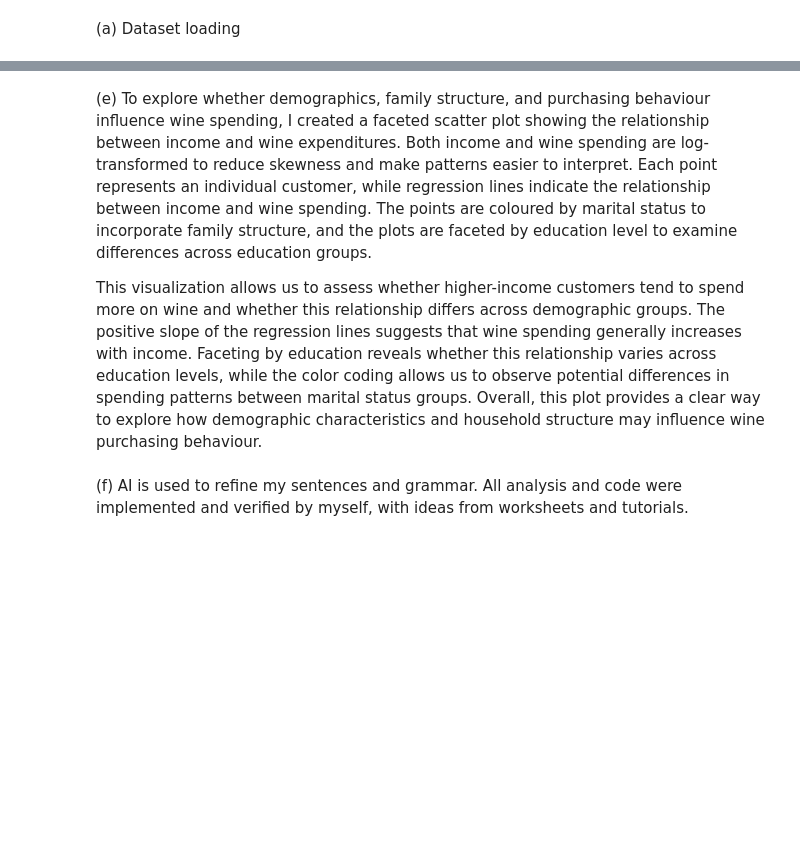
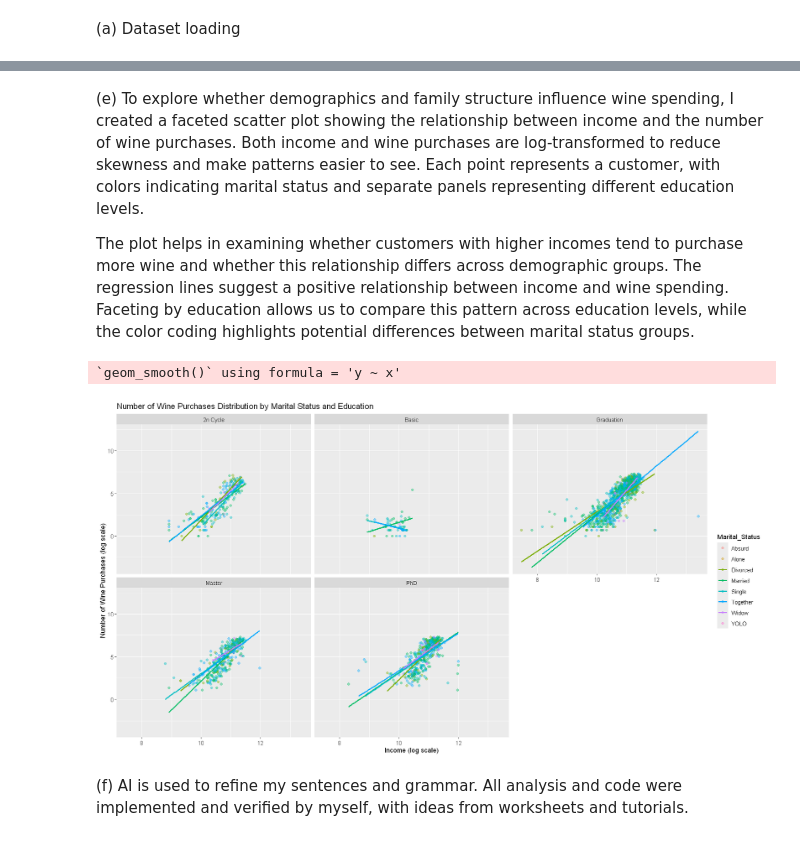
Before and after one commit to drrnaxl/STAT-301-Project, a Jupyter notebook: Final.ipynb, the cells around one changed output, grey strips where cells are left out. Saved outputs shown, nothing was run; the diff lists cells and outputs as text; code cells hidden in the pictures; blank space fills up the shorter version.

```diff
--- a/Final.ipynb
+++ b/Final.ipynb
@@ -78,0 +138,15 @@ cpa <- read.delim("marketing_campaign.csv")
+# %%
+# Cleaning and Wrangling
+cpa_cleaned <- cpa |>
+    filter(
+        !is.na(Income)
+        ) |>
+    mutate(
+        Age = 2026 - Year_Birth,
+        Education = as.factor(Education),
+        Marital_Status = as.factor(Marital_Status),
+        logIncome = log(Income),
+        logMntWines = log(MntWines + 1) #Since some customers don't buy wines at all (log(0) is undefined)
+    ) |>
+select(Age, Education, Marital_Status, logIncome, logMntWines)
+head(cpa_cleaned)
@@ -79,6 +224,24 @@ cpa <- read.delim("marketing_campaign.csv")
 # %% [markdown]
-(e) To explore whether demographics, family structure, and purchasing behaviour influence wine spending, I created a faceted scatter plot showing the relationship between income and wine expenditures. Both income and wine spending are log-transformed to reduce skewness and make patterns easier to interpret. Each point represents an individual customer, while regression lines indicate the relationship between income and wine spending. The points are coloured by marital status to incorporate family structure, and the plots are faceted by education level to examine differences across education groups.
+(e) To explore whether demographics and family structure influence wine spending, I created a faceted scatter plot showing the relationship between income and the number of wine purchases. Both income and wine purchases are log-transformed to reduce skewness and make patterns easier to see. Each point represents a customer, with colors indicating marital status and separate panels representing different education levels.
 
-This visualization allows us to assess whether higher-income customers tend to spend more on wine and whether this relationship differs across demographic groups. The positive slope of the regression lines suggests that wine spending generally increases with income. Faceting by education reveals whether this relationship varies across education levels, while the color coding allows us to observe potential differences in spending patterns between marital status groups. Overall, this plot provides a clear way to explore how demographic characteristics and household structure may influence wine purchasing behaviour.
+The plot helps in examining whether customers with higher incomes tend to purchase more wine and whether this relationship differs across demographic groups. The regression lines suggest a positive relationship between income and wine spending. Faceting by education allows us to compare this pattern across education levels, while the color coding highlights potential differences between marital status groups.
+# %%
+# Adjust accordingly
+options(repr.plot.width = 15, repr.plot.height = 8)
+
+# EDA Plot
+cpa_cleaned |>
+ ggplot(aes(x = logIncome, y = logMntWines, color = Marital_Status)) +
+  geom_point(alpha = 0.4) +
+  geom_smooth(method = "lm", se = FALSE) +
+  facet_wrap(~Education) +
+  labs(
+    title = "Number of Wine Purchases Distribution by Marital Status and Education",
+    x = "Income (log scale)",
+    y = "Number of Wine Purchases (log scale)"
+  )
+# %% [output]
+`geom_smooth()` using formula = 'y ~ x'
+[figure, added]
 # %% [markdown]
 (f) AI is used to refine my sentences and grammar. All analysis and code were implemented and verified by myself, with ideas from worksheets and tutorials.
```
Also changed, not shown: parts of 16 cells of this notebook, 1 other file.
